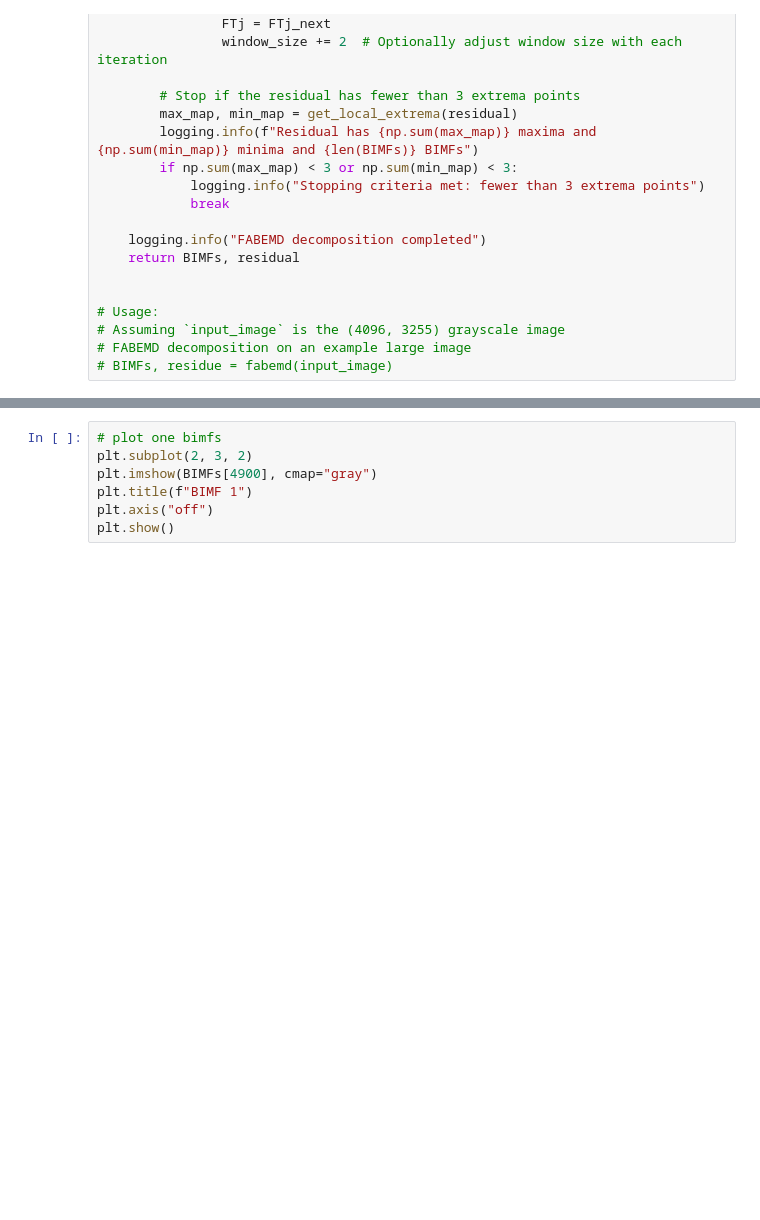
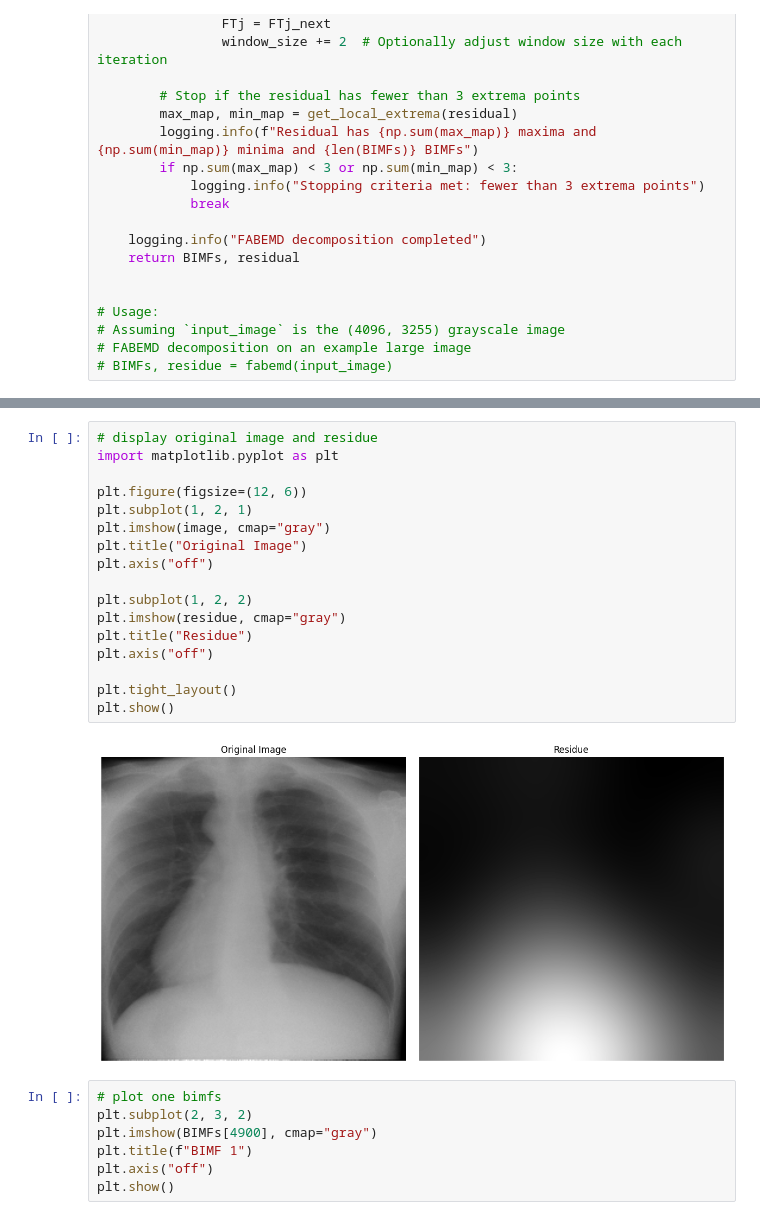
Before and after one commit to faliqadlan/scaling, a Jupyter notebook: pace.ipynb, the cells around one changed output, grey strips where cells are left out. Saved outputs shown, nothing was run; the diff lists cells and outputs as text; blank space fills up the shorter version.

```diff
--- a/pace.ipynb
+++ b/pace.ipynb
@@ -212,6 +185,25 @@ Resized image shape: (256, 256)
 BIMFs: 4936
 (np.float64(-0.5), np.float64(255.5), np.float64(255.5), np.float64(-0.5))
 [figure]
+# %%
+# display original image and residue
+import matplotlib.pyplot as plt
+
+plt.figure(figsize=(12, 6))
+plt.subplot(1, 2, 1)
+plt.imshow(image, cmap="gray")
+plt.title("Original Image")
+plt.axis("off")
+
+plt.subplot(1, 2, 2)
+plt.imshow(residue, cmap="gray")
+plt.title("Residue")
+plt.axis("off")
+
+plt.tight_layout()
+plt.show()
+# %% [output]
+[figure, added]
 # %%
 # plot one bimfs
 plt.subplot(2, 3, 2)
```
Also changed, not shown: parts of 1 cell of this notebook, 1 other file.
